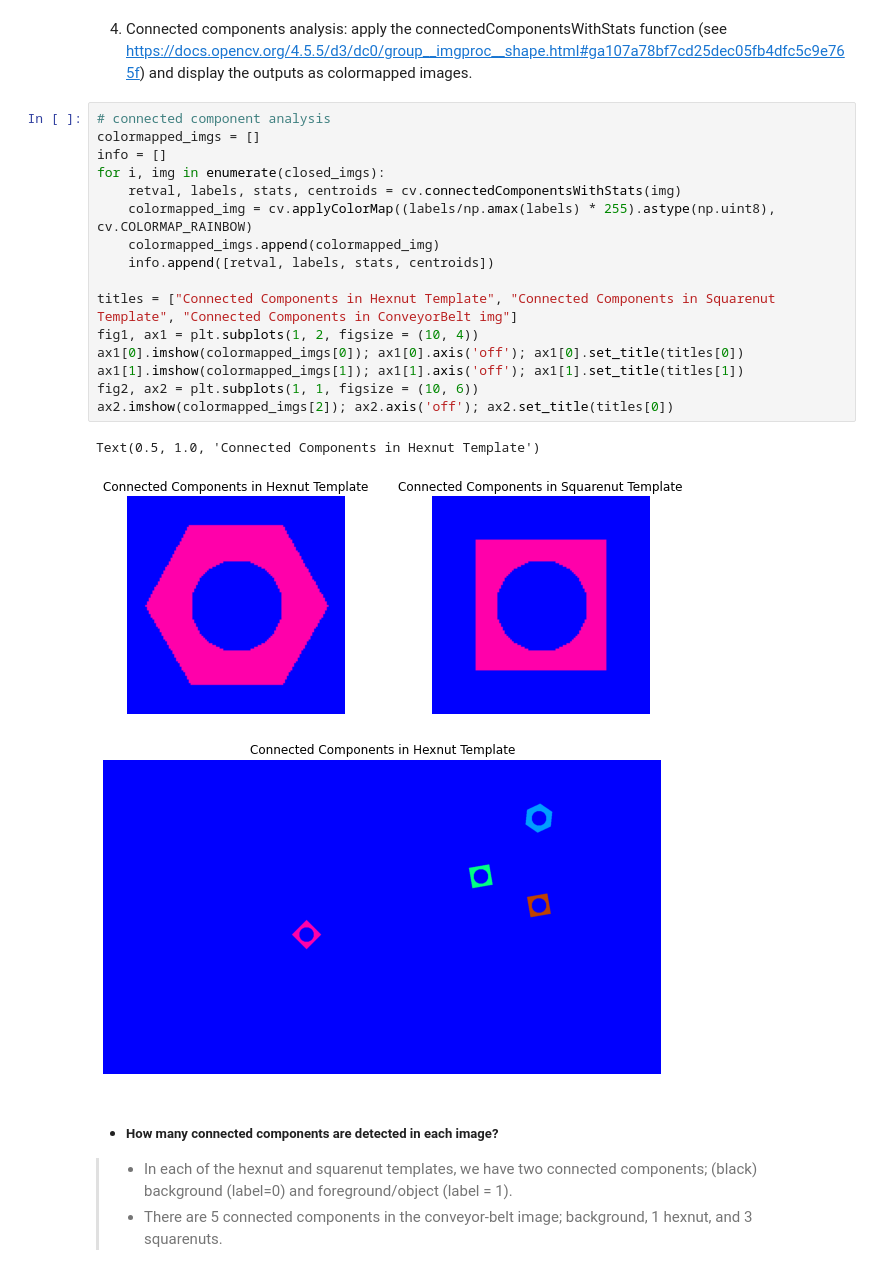
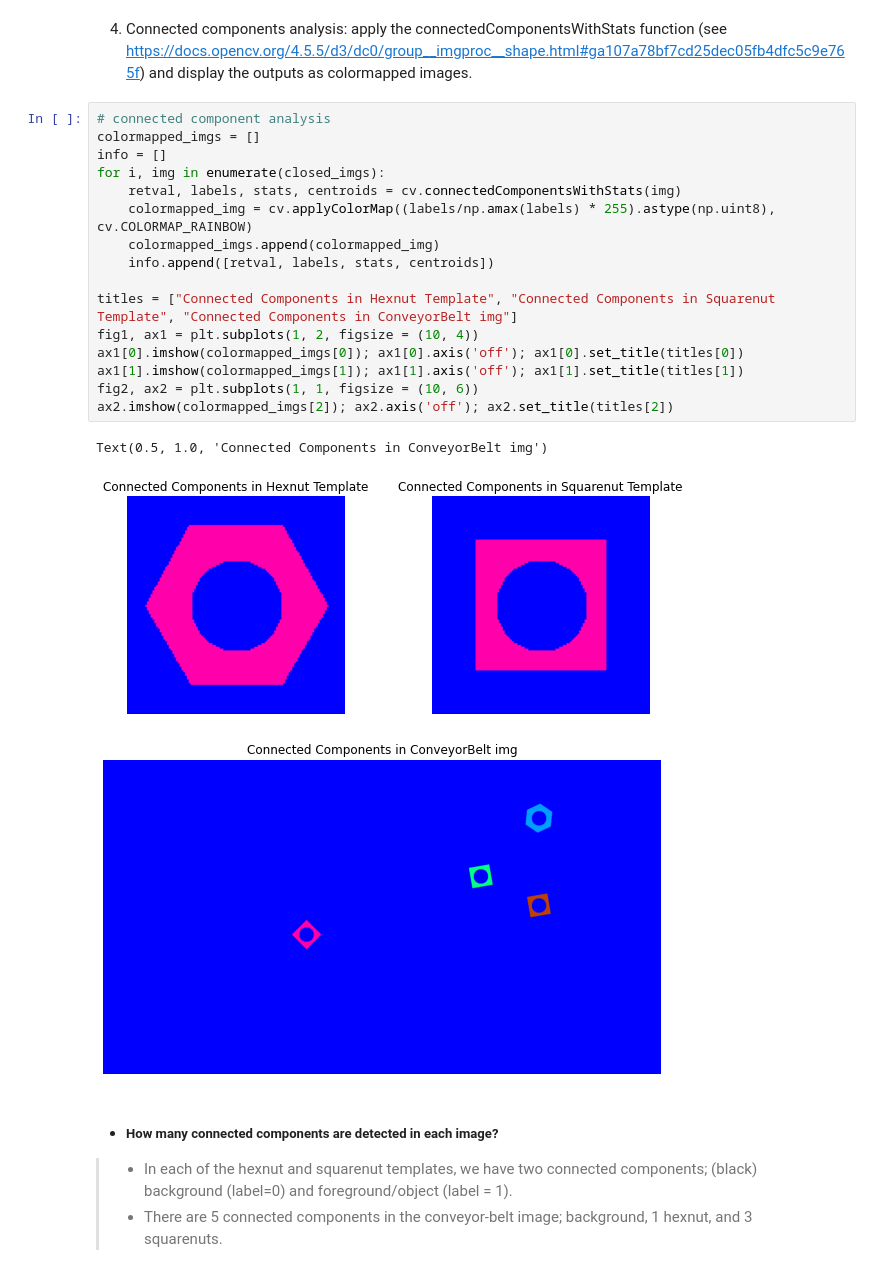
Before and after one commit to rajapaksha-rmpap/EN2550-Assignment-3-190484T, a Jupyter notebook: notebook.ipynb, the cells around one changed output. Saved outputs shown, nothing was run; the diff lists cells and outputs as text.

```diff
--- a/notebook.ipynb
+++ b/notebook.ipynb
@@ -96,23 +96,23 @@ for i in range(len(closed_imgs)):
 # %%
 # connected component analysis
 colormapped_imgs = []
 info = []
 for i, img in enumerate(closed_imgs):
     retval, labels, stats, centroids = cv.connectedComponentsWithStats(img)
     colormapped_img = cv.applyColorMap((labels/np.amax(labels) * 255).astype(np.uint8), cv.COLORMAP_RAINBOW)
     colormapped_imgs.append(colormapped_img)
     info.append([retval, labels, stats, centroids])
 
 titles = ["Connected Components in Hexnut Template", "Connected Components in Squarenut Template", "Connected Components in ConveyorBelt img"]
 fig1, ax1 = plt.subplots(1, 2, figsize = (10, 4))
 ax1[0].imshow(colormapped_imgs[0]); ax1[0].axis('off'); ax1[0].set_title(titles[0])
 ax1[1].imshow(colormapped_imgs[1]); ax1[1].axis('off'); ax1[1].set_title(titles[1])
 fig2, ax2 = plt.subplots(1, 1, figsize = (10, 6))
-ax2.imshow(colormapped_imgs[2]); ax2.axis('off'); ax2.set_title(titles[0])
+ax2.imshow(colormapped_imgs[2]); ax2.axis('off'); ax2.set_title(titles[2])
 # %% [output]
-Text(0.5, 1.0, 'Connected Components in Hexnut Template')
+Text(0.5, 1.0, 'Connected Components in ConveyorBelt img')
 [figure]
-[figure, old version]
+[figure, new version]
 # %% [markdown]
 * ##### How many connected components are detected in each image?
 > - In each of the hexnut and squarenut templates, we have two connected components; (black) background (label=0) and foreground/object (label = 1).
```
Also changed, not shown: parts of 14 cells of this notebook.
